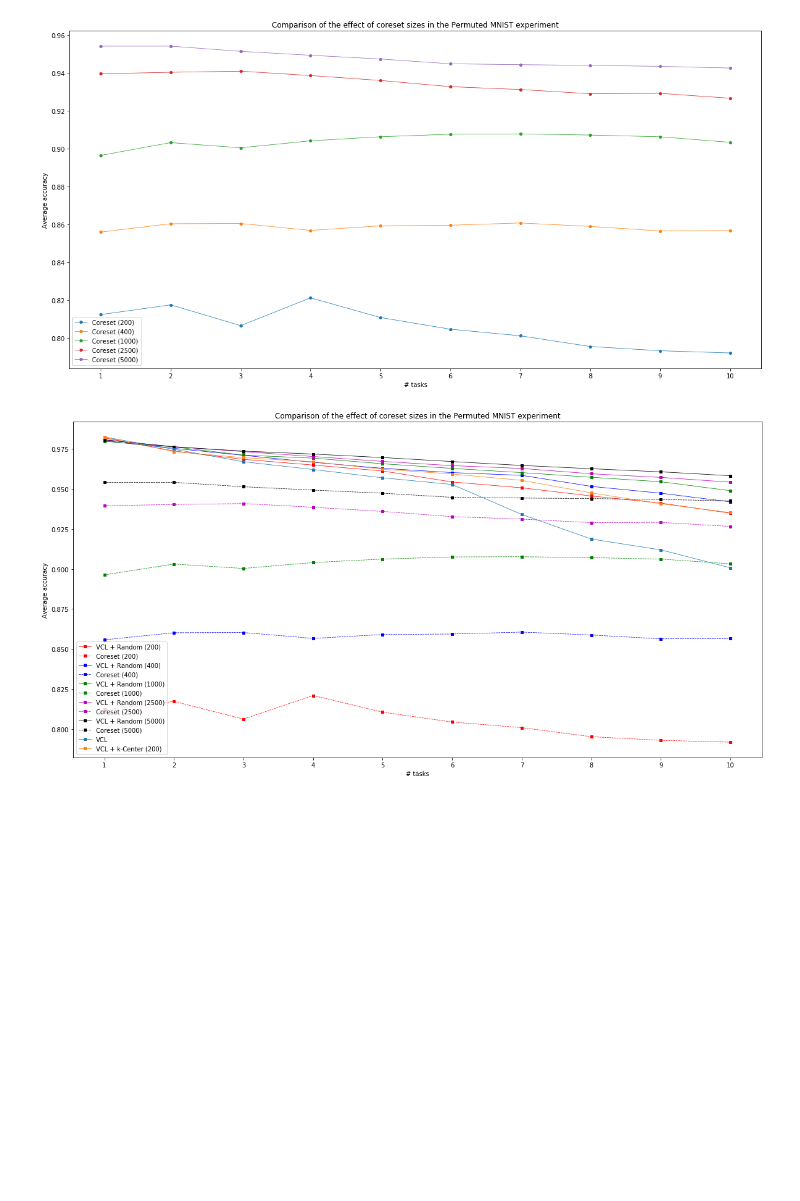
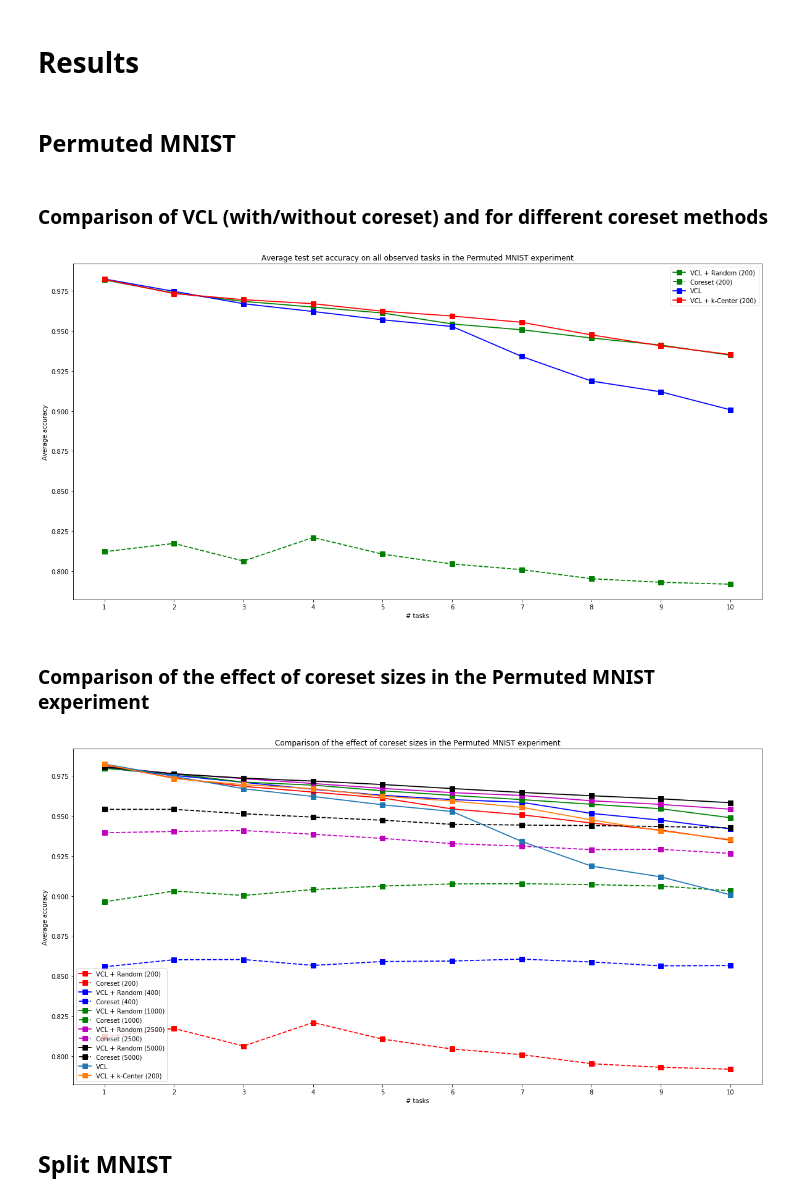
Before and after one commit to guyrom27/VariationalContinualLearning, a Jupyter notebook: Results.ipynb, the cells around one changed output. Cells and saved outputs as stored; diff of their text form; code cells hidden in the pictures; blank space fills up the shorter version.

Commit message:
edited results

```diff
--- a/Results.ipynb
+++ b/Results.ipynb
@@ -1,3 +1,5 @@
+# %% [markdown]
+<h1>Results</h1>
 # %%
 import matplotlib.pyplot as plt
 import numpy as np
@@ -4,35 +7,52 @@ import numpy as np
+# %% [markdown]
+<h2>Permuted MNIST </h2>
+# %% [markdown]
+<h3> Comparison of VCL (with/without coreset) and for different coreset methods </h3>
 # %%
 directory = "discriminative/results/"
 import glob
-directory_files = sorted(glob.glob(directory + "only-coreset-*.npy"))
+directory_files = sorted(glob.glob(directory + "rand-VCL*.npy"))
 fig = plt.figure(figsize=(20,10))
 ax = plt.gca()
+mpl.rcParams['lines.markersize'] = 8
+mpl.rcParams['lines.linewidth'] = 1.75
 
-coreset_sizes = []
-for file in directory_files:
-    coreset_size = file.split("/")[-1].split("-")[-1].split(".")[0]
-    coreset_sizes.append(coreset_size)
+coreset_size = 200
 
-coreset_sizes = sorted(list(map(int,coreset_sizes)))
+file_name = "rand-VCL-{}.npy".format(coreset_size)
+label = 'VCL + Random ({})'.format(coreset_size)
+acc_file = np.load(directory + file_name)
+acc_mean_file = np.nanmean(acc_file, 1)
+plt.plot(np.arange(len(acc_mean_file))+1, acc_mean_file, label=label, color ="g" ,marker='s')
 
-for coreset_size in coreset_sizes:
+file_coreset_name = "only-coreset-{}.npy".format(coreset_size)
+label_coreset = 'Coreset ({})'.format(coreset_size)
+acc_coreset_file = np.load(directory + file_coreset_name)
+acc_mean_coreset_file = np.nanmean(acc_coreset_file, 1)
+plt.plot(np.arange(len(acc_mean_coreset_file))+1, acc_mean_coreset_file, label = label_coreset, color="g", linestyle = "--",  marker='s')
 
-    file_name = "only-coreset-{}.npy".format(coreset_size)
-    label = 'Coreset ({})'.format(coreset_size)
-    acc_file = np.load(directory + file_name)
-    acc_mean_file = np.nanmean(acc_file, 1)
-    coreset_size = file.split("/")[-1].split("-")[-1].split(".")[0]
-    plt.plot(np.arange(len(acc_mean_file))+1, acc_mean_file, label=label, marker='o')
 
+file_name = "VCL.npy"
+acc_file = np.load(directory + file_name)
+acc_mean = np.nanmean(acc_file, 1)
+plt.plot(np.arange(len(acc_mean))+1, acc_mean, label="VCL", color = "b", marker='s')
+
+
+file_name =  "kcen-VCL-200.npy"
+acc_file = np.load(directory + file_name)
+acc_mean = np.nanmean(acc_file, 1)
+plt.plot(np.arange(len(acc_mean))+1, acc_mean, label="VCL + k-Center (200)", color = "r", marker='s')
 
 ax.set_xticks(range(1, len(acc_mean_file)+1))
 ax.set_ylabel('Average accuracy')
 ax.set_xlabel('# tasks')
 ax.legend()
-plt.title("Comparison of the effect of coreset sizes in the Permuted MNIST experiment")
+plt.title("Average test set accuracy on all observed tasks in the Permuted MNIST experiment")
 plt.show()
 # %% [output]
-[figure, old version]
+[figure, new version]
+# %% [markdown]
+<h3>Comparison of the effect of coreset sizes in the Permuted MNIST experiment</h3>
 # %%
 directory = "discriminative/results/"
 import glob
@@ -82,7 +102,7 @@ ax.legend()
 plt.title("Comparison of the effect of coreset sizes in the Permuted MNIST experiment")
 plt.show()
 # %% [output]
-[figure, old version]
+[figure, new version]
 # %%
 directory = "discriminative/results/"
 import glob
@@ -95,0 +117,2 @@ rand_coreset_only_split =  np.load(directory+"rand-coreset-only-split.npy")
+# %% [markdown]
+<h2>Split MNIST</h2>
```
Also changed, not shown: parts of 6 cells of this notebook.
